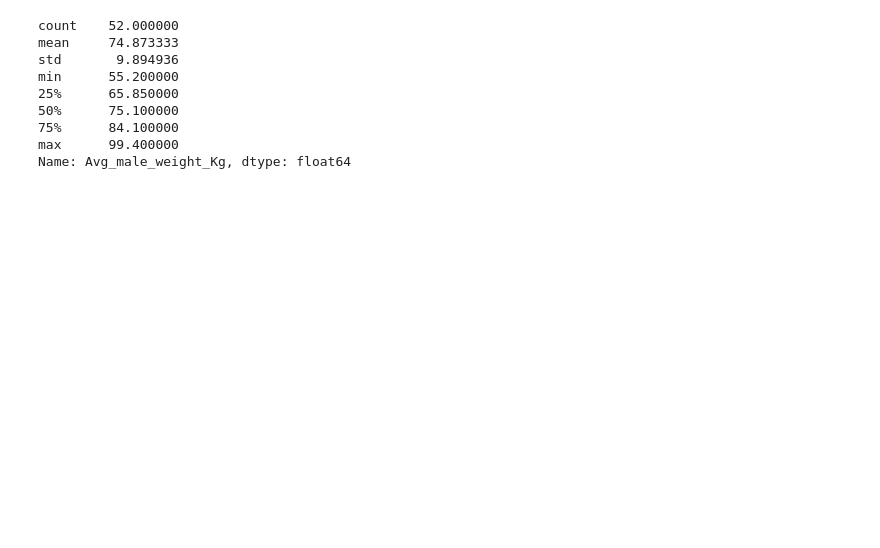
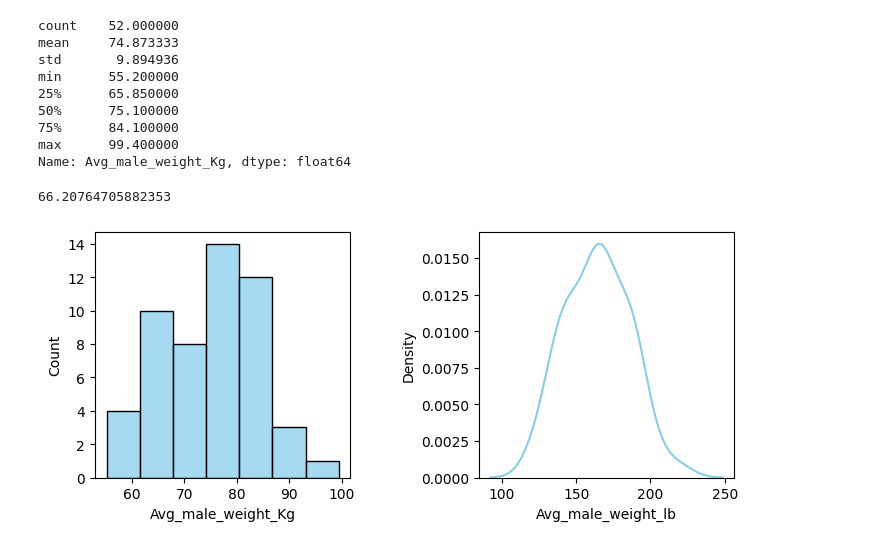
Before and after one commit to mohamedkhalifaabbas/BodyWeightDataAnalysis, a Jupyter notebook: human_body_weight_analysis.ipynb, the cells around one changed output. Cells and saved outputs as stored; diff of their text form; code cells hidden in the pictures; blank space fills up the shorter version.

```diff
--- a/human_body_weight_analysis.ipynb
+++ b/human_body_weight_analysis.ipynb
@@ -240,6 +272,20 @@ min      55.200000
 75%      84.100000
 max      99.400000
 Name: Avg_male_weight_Kg, dtype: float64
+# %%
+df['Avg_female_weight_Kg'].mean()
+# %% [output]
+66.20764705882353
+# %%
+plt.figure(figsize=(8,4))
+plt.subplot(1,2,1)
+sns.histplot(df['Avg_male_weight_Kg'], kde=False , color='SkyBlue')
+plt.subplot(1,2,2)
+sns.kdeplot(df['Avg_male_weight_lb'] , color='SkyBlue')
+plt.tight_layout(pad=4)
+plt.show()
+# %% [output]
+[figure, added]
 # %%
 plt.figure(figsize=(8,4))
 plt.subplot(1,2,1)
```
Also changed, not shown: parts of 10 cells of this notebook.
